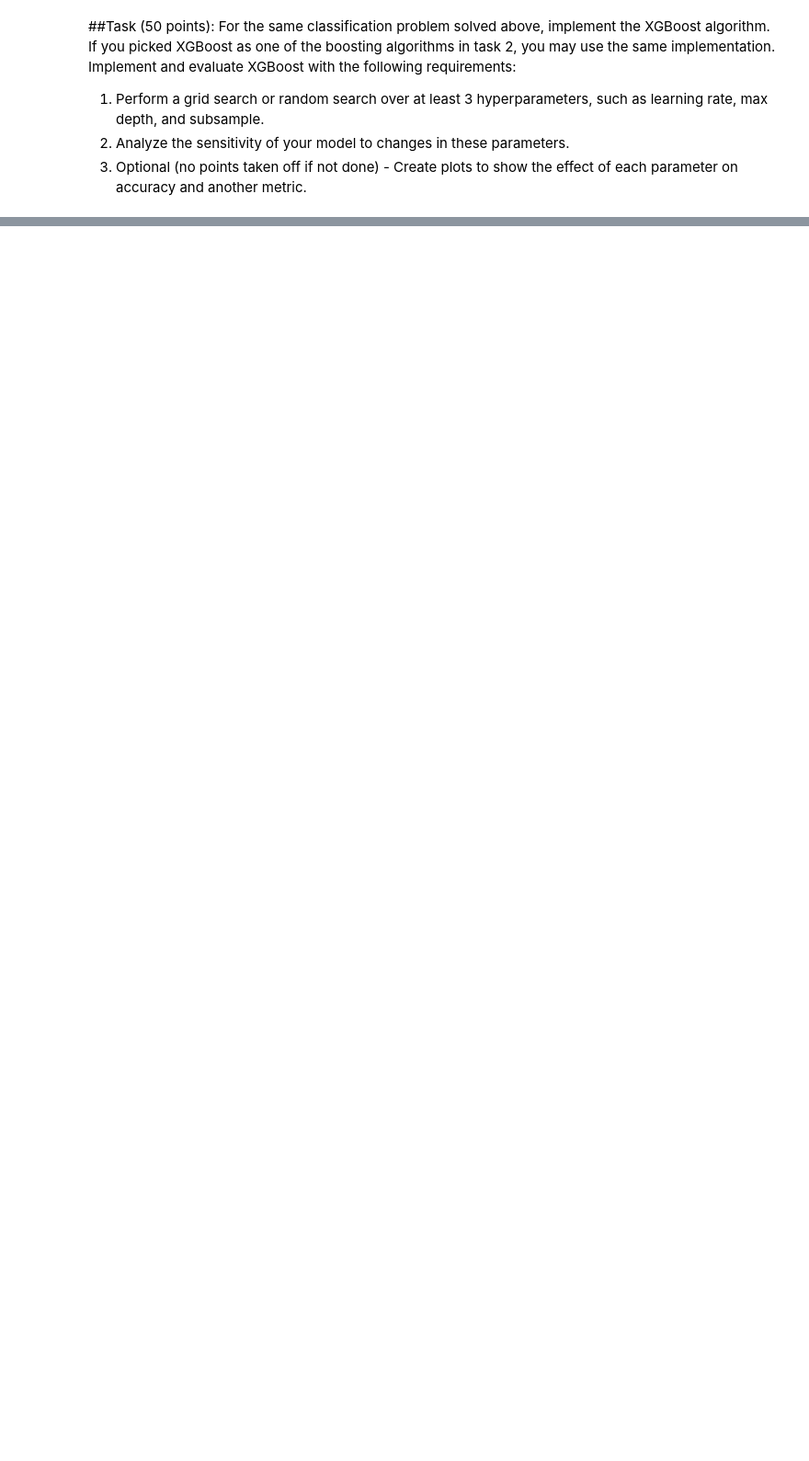
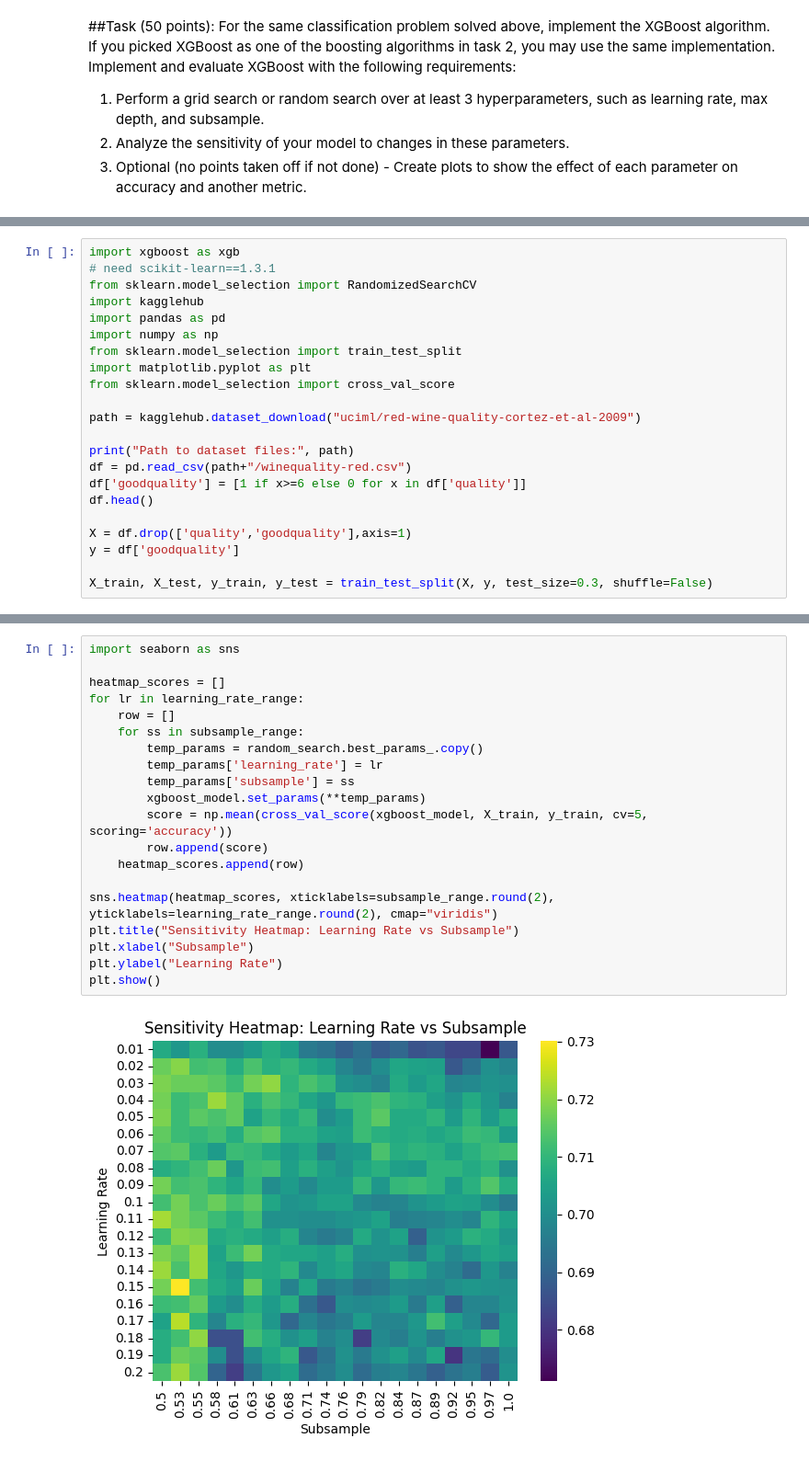
Before and after one commit to liangliang6v6/Homeworks, a Jupyter notebook: Homework2.ipynb, the cells around one changed output, grey strips where cells are left out. Shown at 92% size. Drawn from its saved outputs; the diff is of its cells as text; blank space fills up the shorter version.

```diff
--- a/Homework2.ipynb
+++ b/Homework2.ipynb
@@ -131,0 +280,22 @@ parameter on accuracy and another metric.
+# %%
+import xgboost as xgb
+# need scikit-learn==1.3.1
+from sklearn.model_selection import RandomizedSearchCV
+import kagglehub
+import pandas as pd
+import numpy as np
+from sklearn.model_selection import train_test_split
+import matplotlib.pyplot as plt
+from sklearn.model_selection import cross_val_score
+
+path = kagglehub.dataset_download("uciml/red-wine-quality-cortez-et-al-2009")
+
+print("Path to dataset files:", path)
+df = pd.read_csv(path+"/winequality-red.csv")
+df['goodquality'] = [1 if x>=6 else 0 for x in df['quality']]
+df.head()
+
+X = df.drop(['quality','goodquality'],axis=1)
+y = df['goodquality']
+
+X_train, X_test, y_train, y_test = train_test_split(X, y, test_size=0.3, shuffle=False)
@@ -131,0 +371,22 @@ parameter on accuracy and another metric.
+# %%
+import seaborn as sns
+
+heatmap_scores = []
+for lr in learning_rate_range:
+    row = []
+    for ss in subsample_range:
+        temp_params = random_search.best_params_.copy()
+        temp_params['learning_rate'] = lr
+        temp_params['subsample'] = ss
+        xgboost_model.set_params(**temp_params)
+        score = np.mean(cross_val_score(xgboost_model, X_train, y_train, cv=5, scoring='accuracy'))
+        row.append(score)
+    heatmap_scores.append(row)
+
+sns.heatmap(heatmap_scores, xticklabels=subsample_range.round(2), yticklabels=learning_rate_range.round(2), cmap="viridis")
+plt.title("Sensitivity Heatmap: Learning Rate vs Subsample")
+plt.xlabel("Subsample")
+plt.ylabel("Learning Rate")
+plt.show()
+# %% [output]
+[figure, added]
```
Also changed, not shown: parts of 9 cells of this notebook.
